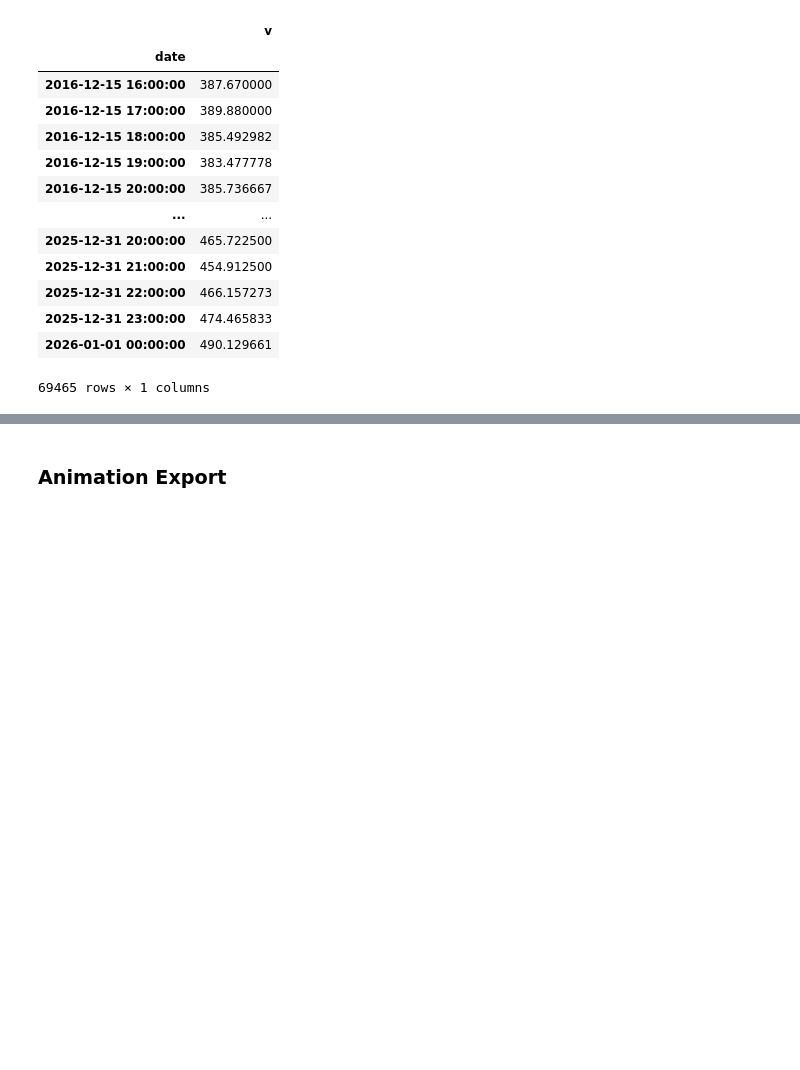
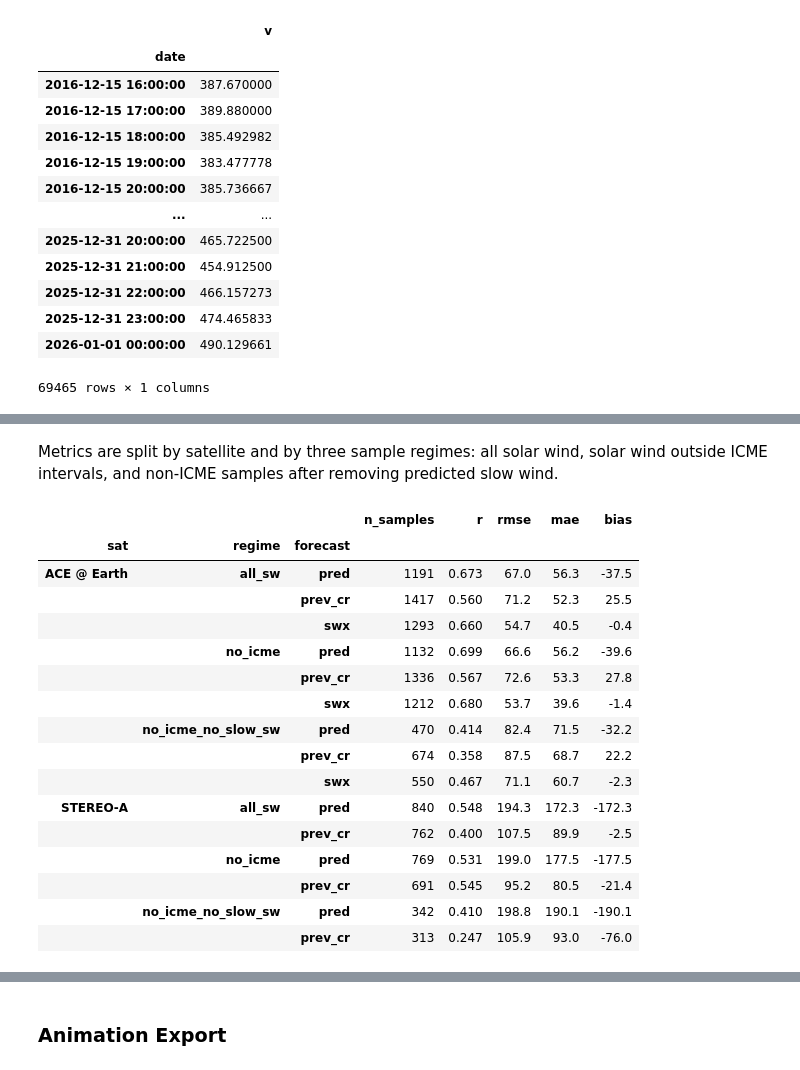
Before and after one commit to oscu0/helio-n, a Jupyter notebook: SW 3.ipynb, the cells around one changed output, grey strips where cells are left out. Cells and saved outputs as stored; diff of their text form; code cells hidden in the pictures; blank space fills up the shorter version.

```diff
--- a/SW 3.ipynb
+++ b/SW 3.ipynb
@@ -484,7 +482,6 @@ for sat_spec in plot_sats:
         r_target=sat_spec["r_target"],
         slow_sw_speed=slow_sw_patch_speed,
         slow_sw_patch=slow_sw_patch,
-        cr_days=cr_days,
         draw_slow_sw=True,
     )
 
@@ -809,0 +558,2 @@ best within +/-40d (>= 589 samples)           12       1459      0.665
+# %% [markdown]
+Metrics are split by satellite and by three sample regimes: all solar wind, solar wind outside ICME intervals, and non-ICME samples after removing predicted slow wind.
@@ -809,0 +692,70 @@ best within +/-40d (>= 589 samples)           12       1459      0.665
+# %%
+score_index = build_eval_index(start_dt, end_dt)
+icme_eval_mask = build_icme_mask(score_index)
+score_frames = {
+    sat_name: build_sat_score_frame(
+        sat_name=sat_name,
+        frame=frame,
+        eval_index=score_index,
+        icme_mask=icme_eval_mask,
+    )
+    for sat_name, frame in comparison_frames.items()
+}
+
+score_rows = []
+for sat_name, eval_frame in score_frames.items():
+    sat_label = SAT_LABELS.get(sat_name, sat_name)
+    regime_masks = build_regime_masks(eval_frame)
+    for regime in REGIME_ORDER:
+        sample_mask = regime_masks[regime]
+        for forecast_name, _column in FORECAST_COLUMNS_BY_SAT[sat_name]:
+            if forecast_name not in eval_frame.columns:
+                continue
+            score_rows.append(
+                {
+                    "sat": sat_label,
+                    "regime": regime,
+                    "forecast": forecast_name,
+                    **compute_forecast_stats(
+                        actual=eval_frame["obs"],
+                        forecast=eval_frame[forecast_name],
+                        sample_mask=sample_mask,
+                    ),
+                }
+            )
+
+forecast_skill_df = pd.DataFrame(score_rows)
+forecast_skill_df["sat_order"] = forecast_skill_df["sat"].map(
+    {label: order for order, label in enumerate(SAT_LABELS.values())}
+)
+forecast_skill_df["regime_order"] = forecast_skill_df["regime"].map(
+    {regime: order for order, regime in enumerate(REGIME_ORDER)}
+)
+forecast_skill_df["forecast_order"] = forecast_skill_df["forecast"].map(
+    {"pred": 0, "prev_cr": 1, "swx": 2}
+)
+forecast_skill_df = (
+    forecast_skill_df.sort_values(["sat_order", "regime_order", "forecast_order"])
+    .drop(columns=["sat_order", "regime_order", "forecast_order"])
+    .set_index(["sat", "regime", "forecast"])
+    .round({"r": 3, "rmse": 1, "mae": 1, "bias": 1})
+)
+forecast_skill_df
+# %% [output]
+|  |  |  | n_samples | r | rmse | mae | bias |
+| sat | regime | forecast |  |  |  |  |  |
+| ACE @ Earth | all_sw | pred | 1191 | 0.673 | 67.0 | 56.3 | -37.5 |
+|  |  | prev_cr | 1417 | 0.560 | 71.2 | 52.3 | 25.5 |
+|  |  | swx | 1293 | 0.660 | 54.7 | 40.5 | -0.4 |
+|  | no_icme | pred | 1132 | 0.699 | 66.6 | 56.2 | -39.6 |
+|  |  | prev_cr | 1336 | 0.567 | 72.6 | 53.3 | 27.8 |
+|  |  | swx | 1212 | 0.680 | 53.7 | 39.6 | -1.4 |
+|  | no_icme_no_slow_sw | pred | 470 | 0.414 | 82.4 | 71.5 | -32.2 |
+|  |  | prev_cr | 674 | 0.358 | 87.5 | 68.7 | 22.2 |
+|  |  | swx | 550 | 0.467 | 71.1 | 60.7 | -2.3 |
+| STEREO-A | all_sw | pred | 840 | 0.548 | 194.3 | 172.3 | -172.3 |
+|  |  | prev_cr | 762 | 0.400 | 107.5 | 89.9 | -2.5 |
+|  | no_icme | pred | 769 | 0.531 | 199.0 | 177.5 | -177.5 |
+|  |  | prev_cr | 691 | 0.545 | 95.2 | 80.5 | -21.4 |
+|  | no_icme_no_slow_sw | pred | 342 | 0.410 | 198.8 | 190.1 | -190.1 |
+|  |  | prev_cr | 313 | 0.247 | 105.9 | 93.0 | -76.0 |
```
Also changed, not shown: parts of 20 cells of this notebook, 9 other files.
